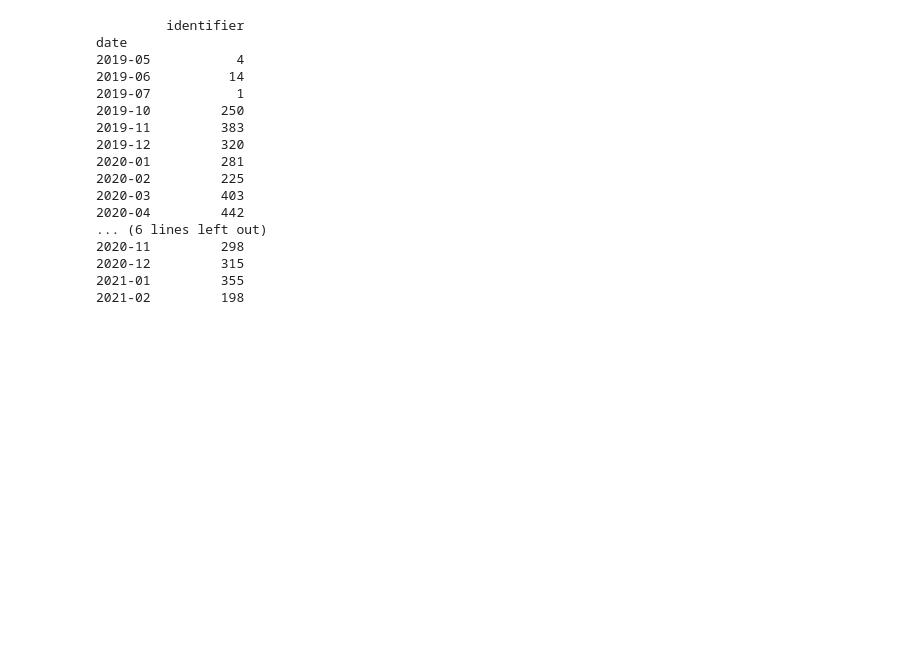
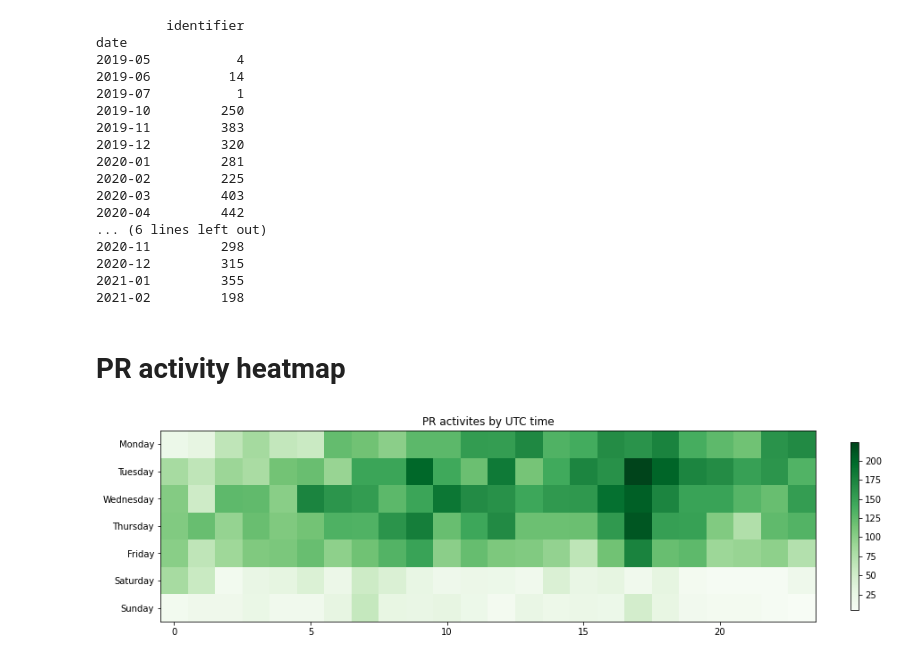
Before and after one commit to elek/ozone-stat, a Jupyter notebook: github-contributions.ipynb, the cells around one changed output. Cells and saved outputs as stored; diff of their text form; code cells hidden in the pictures; blank space fills up the shorter version.

Commit message:
add heatmap of pr contributions

```diff
--- a/github-contributions.ipynb
+++ b/github-contributions.ipynb
@@ -296,3 +296,24 @@ date
 2020-12         315
 2021-01         355
 2021-02         198
+# %% [markdown]
+# PR activity heatmap
+# %%
+days = contributions.date.dt.strftime('%A')
+hours = contributions.date.dt.strftime('%H')
+
+a = contributions[["date"]].groupby([days,hours]).count()
+a.columns = ["count"]
+a.index.names = ["day","hour"]
+a = a.reset_index()
+a = a.pivot(index="day",columns="hour",values="count")
+a = a.reindex(["Monday","Tuesday","Wednesday","Thursday","Friday","Saturday","Sunday"])
+# %%
+plt.figure(figsize=(14,11))
+im = plt.imshow(a, cmap="Greens")
+plt.yticks(range(len(a)),a.index.values)
+plt.title("PR activites by UTC time")
+plt.colorbar(im, fraction=0.012)
+plt.show()
+# %% [output]
+[figure, added]
```
Also changed, not shown: 3 other files.
